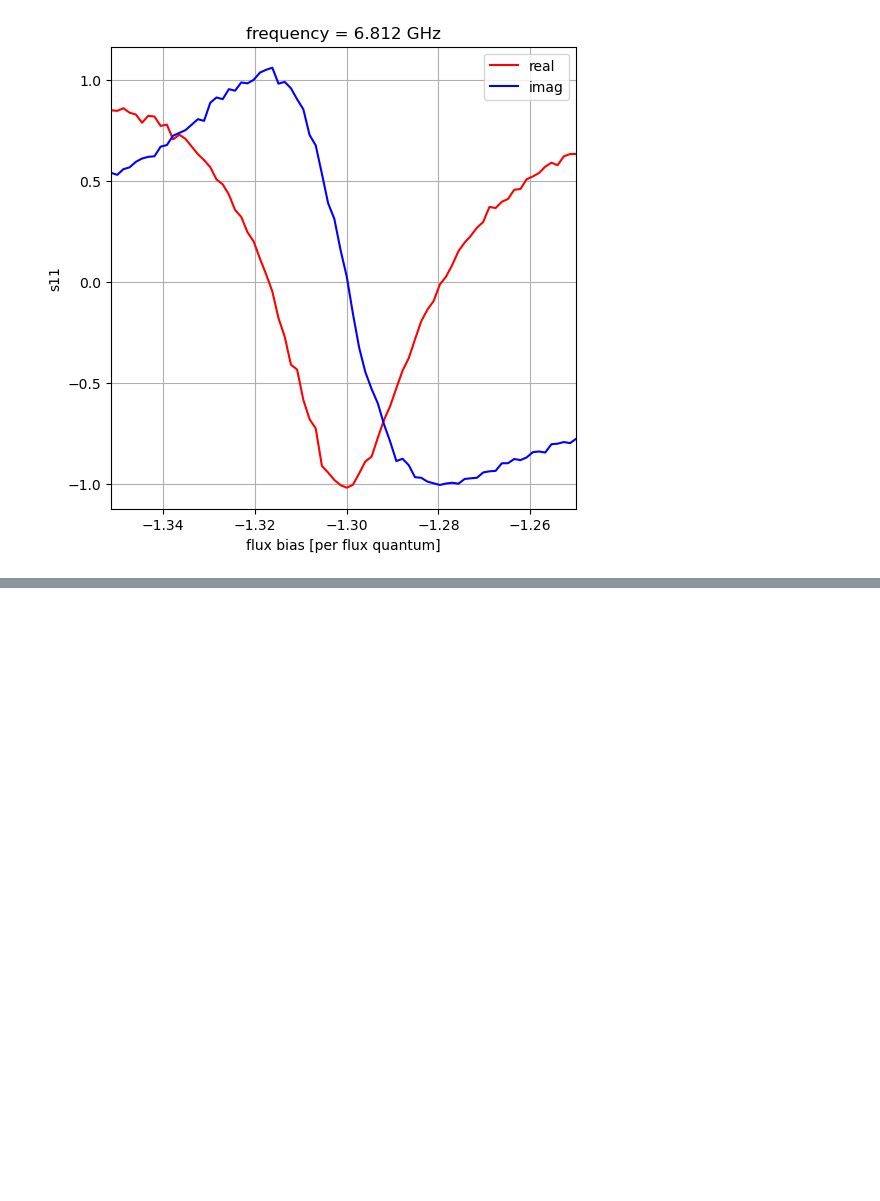
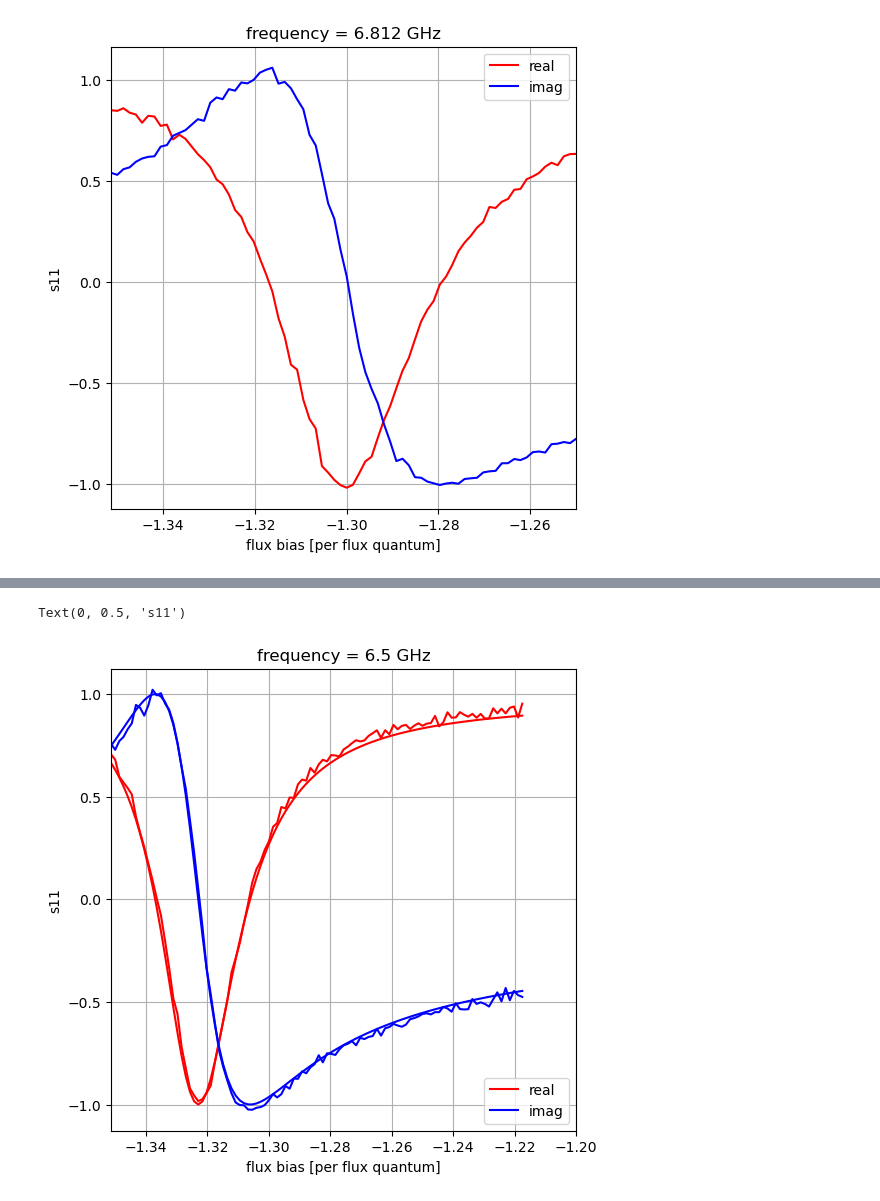
Before and after one commit to lafefspietz/jcal, a Jupyter notebook: unwrapped-s-fits.ipynb, the cells around one changed output, grey strips where cells are left out. Saved outputs shown, nothing was run; the diff lists cells and outputs as text; code cells hidden in the pictures; blank space fills up the shorter version.

```diff
--- a/unwrapped-s-fits.ipynb
+++ b/unwrapped-s-fits.ipynb
@@ -411,0 +480,18 @@ Text(0, 0.5, 's11')
+# %%
+fig = plt.figure(figsize=(6, 6))
+findex = 800
+plt.plot(phiwave[0:100],realxy.transpose()[findex][0:100],color="red")
+plt.plot(phiwave[0:100],imagxy.transpose()[findex][0:100],color="blue")
+plt.plot(phiwave[0:100],np.real(jpa_fixed(fghz[findex],phiwave[0:100])),color="red")
+plt.plot(phiwave[0:100],np.imag(jpa_fixed(fghz[findex],phiwave[0:100])),color="blue")
+plt.title("frequency = " + str(fghz[findex]) + " GHz")
+
+plt.plot()
+plt.xlim(phiwave[0],-1.2)
+plt.grid()
+plt.legend(["real","imag"])
+plt.xlabel('flux bias [per flux quantum]')
+plt.ylabel('s11')
+# %% [output]
+Text(0, 0.5, 's11')
+[figure, added]
```
Also changed, not shown: parts of 19 cells of this notebook, 2 other files.
